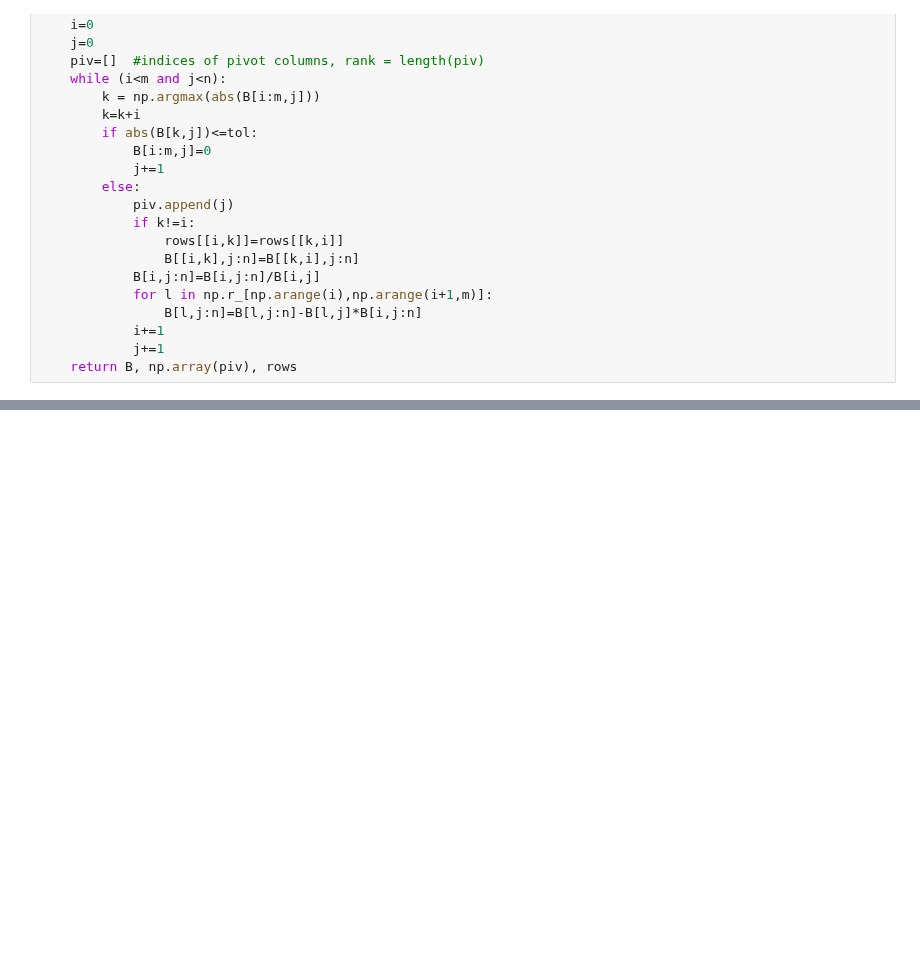
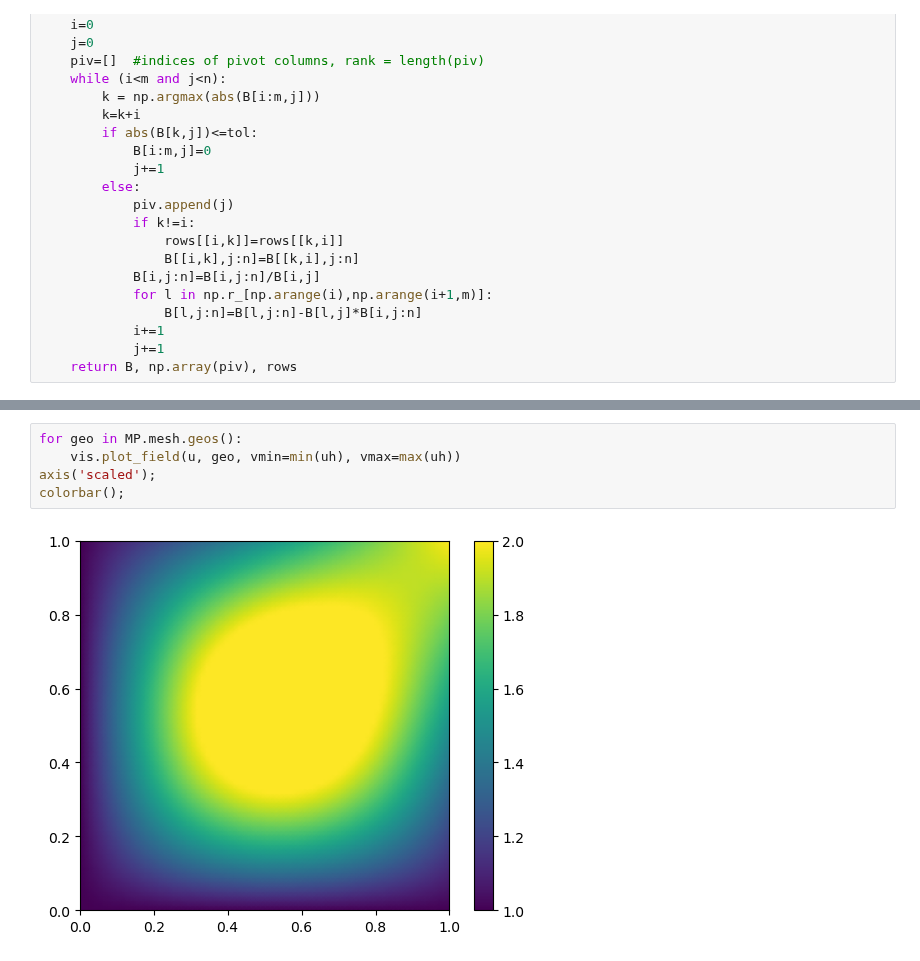
Before and after one commit to c-f-h/pyiga, a Jupyter notebook: notebooks/Multipatch2.ipynb, the cells around one changed output, grey strips where cells are left out. Saved outputs shown, nothing was run; the diff lists cells and outputs as text; blank space fills up the shorter version.

```diff
--- a/notebooks/Multipatch2.ipynb
+++ b/notebooks/Multipatch2.ipynb
@@ -916,0 +949,7 @@ M.refine(0)
+# %%
+for geo in MP.mesh.geos():
+    vis.plot_field(u, geo, vmin=min(uh), vmax=max(uh))
+axis('scaled');
+colorbar();
+# %% [output]
+[figure, added]
```
Also changed, not shown: parts of 61 cells of this notebook.
